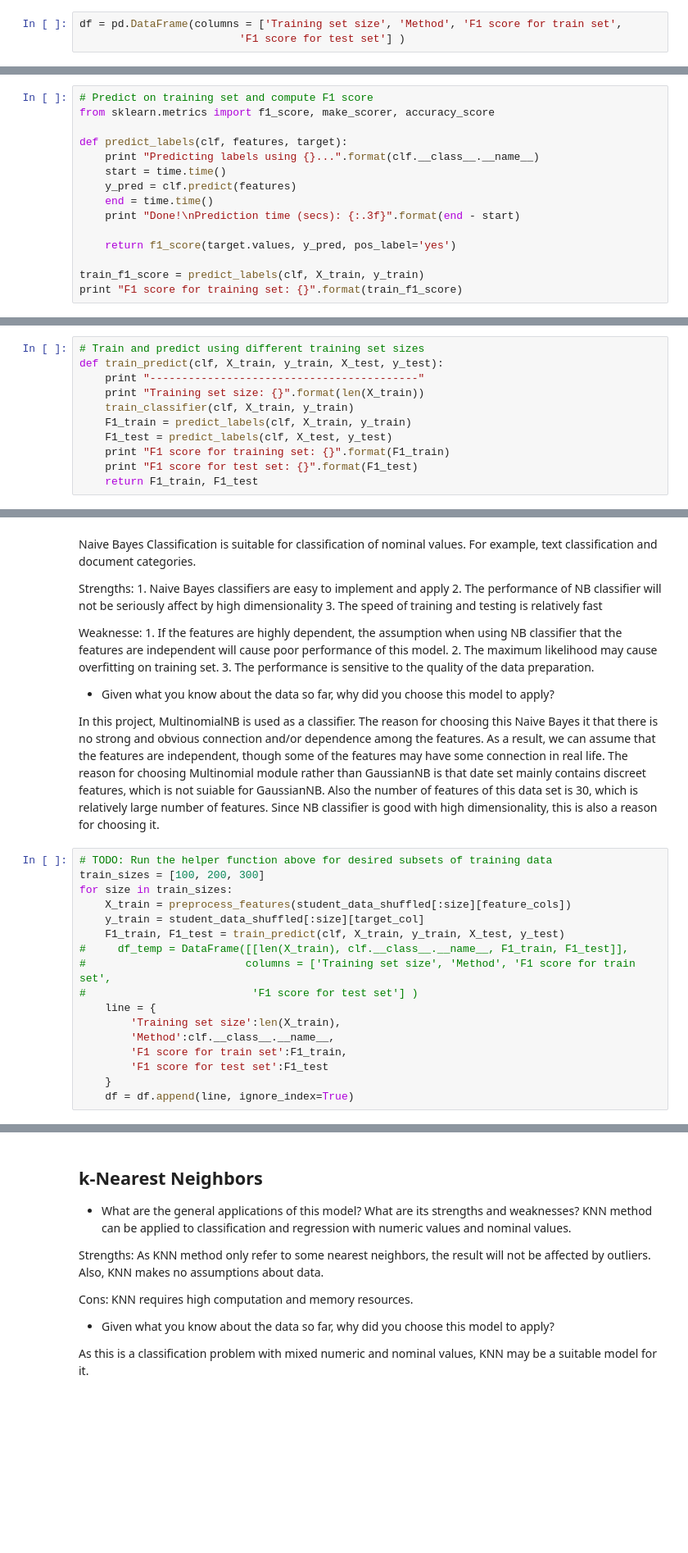
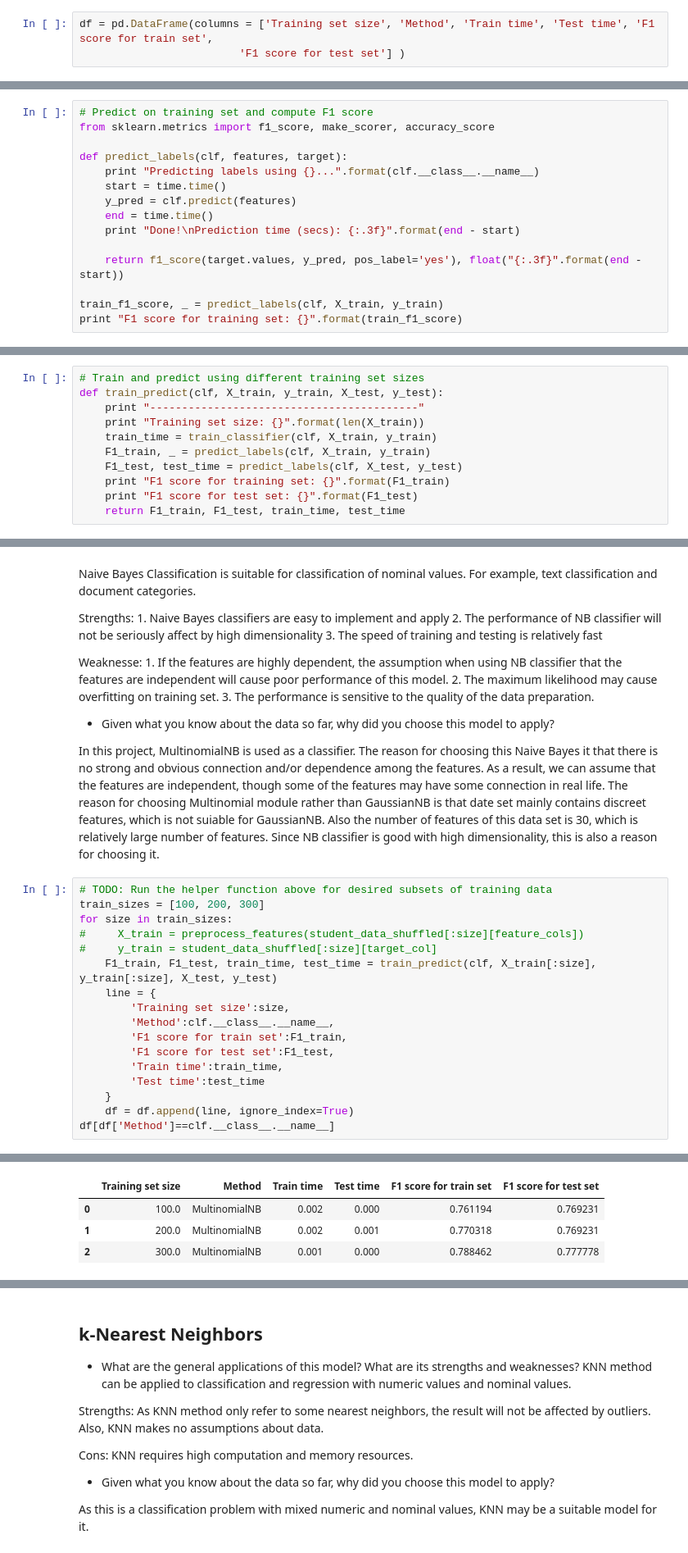
Before and after one commit to jinzhangA/Udacity_ZC, a Jupyter notebook: student_intervention_Zhuo_Chen/student_intervention.ipynb, the cells around one changed output, grey strips where cells are left out. Shown at 82% size. Drawn from its saved outputs; the diff is of its cells as text; blank space fills up the shorter version.

```diff
--- a/student_intervention_Zhuo_Chen/student_intervention.ipynb
+++ b/student_intervention_Zhuo_Chen/student_intervention.ipynb
@@ -174,7 +174,7 @@ Produce a table showing training time, prediction time, F<sub>1</sub> score on t
 
 Note: You need to produce 3 such tables - one for each model.
 # %%
-df = pd.DataFrame(columns = ['Training set size', 'Method', 'F1 score for train set',
+df = pd.DataFrame(columns = ['Training set size', 'Method', 'Train time', 'Test time', 'F1 score for train set',
                          'F1 score for test set'] )
 # %%
 # Train a model
@@ -210,9 +213,9 @@ def predict_labels(clf, features, target):
     end = time.time()
     print "Done!\nPrediction time (secs): {:.3f}".format(end - start)
 
-    return f1_score(target.values, y_pred, pos_label='yes')
+    return f1_score(target.values, y_pred, pos_label='yes'), float("{:.3f}".format(end - start))
 
-train_f1_score = predict_labels(clf, X_train, y_train)
+train_f1_score, _ = predict_labels(clf, X_train, y_train)
 print "F1 score for training set: {}".format(train_f1_score)
 # %% [output]
 Predicting labels using MultinomialNB...
@@ -232,12 +236,12 @@ F1 score for test set: 0.761194029851
 def train_predict(clf, X_train, y_train, X_test, y_test):
     print "------------------------------------------"
     print "Training set size: {}".format(len(X_train))
-    train_classifier(clf, X_train, y_train)
-    F1_train = predict_labels(clf, X_train, y_train)
-    F1_test = predict_labels(clf, X_test, y_test)
+    train_time = train_classifier(clf, X_train, y_train)
+    F1_train, _ = predict_labels(clf, X_train, y_train)
+    F1_test, test_time = predict_labels(clf, X_test, y_test)
     print "F1 score for training set: {}".format(F1_train)
     print "F1 score for test set: {}".format(F1_test)
-    return F1_train, F1_test
+    return F1_train, F1_test, train_time, test_time
 # %% [markdown]
 ## Naive Bayes
 Answer:
@@ -256,19 +260,19 @@ In this project, MultinomialNB is used as a classifier. The reason for choosing
 # TODO: Run the helper function above for desired subsets of training data
 train_sizes = [100, 200, 300]
 for size in train_sizes:
-    X_train = preprocess_features(student_data_shuffled[:size][feature_cols])
-    y_train = student_data_shuffled[:size][target_col]
-    F1_train, F1_test = train_predict(clf, X_train, y_train, X_test, y_test)
-#     df_temp = DataFrame([[len(X_train), clf.__class__.__name__, F1_train, F1_test]],
-#                         columns = ['Training set size', 'Method', 'F1 score for train set',
-#                          'F1 score for test set'] )
+#     X_train = preprocess_features(student_data_shuffled[:size][feature_cols])
+#     y_train = student_data_shuffled[:size][target_col]
+    F1_train, F1_test, train_time, test_time = train_predict(clf, X_train[:size], y_train[:size], X_test, y_test)
     line = {
-        'Training set size':len(X_train),
+        'Training set size':size,
         'Method':clf.__class__.__name__,
         'F1 score for train set':F1_train,
-        'F1 score for test set':F1_test
+        'F1 score for test set':F1_test,
+        'Train time':train_time,
+        'Test time':test_time
     }
     df = df.append(line, ignore_index=True)
+df[df['Method']==clf.__class__.__name__]
 # %% [output]
 ------------------------------------------
 Training set size: 100
@@ -290,3 +294,7 @@ F1 score for test set: 0.761194029851
+|  | Training set size | Method | Train time | Test time | F1 score for train set | F1 score for test set |
+| 0 | 100.0 | MultinomialNB | 0.002 | 0.000 | 0.761194 | 0.769231 |
+| 1 | 200.0 | MultinomialNB | 0.002 | 0.001 | 0.770318 | 0.769231 |
+| 2 | 300.0 | MultinomialNB | 0.001 | 0.000 | 0.788462 | 0.777778 |
 # %% [markdown]
 ## Decision Tree Classifier
 Answer:
```
Also changed, not shown: parts of 10 cells of this notebook, 11 other files.
